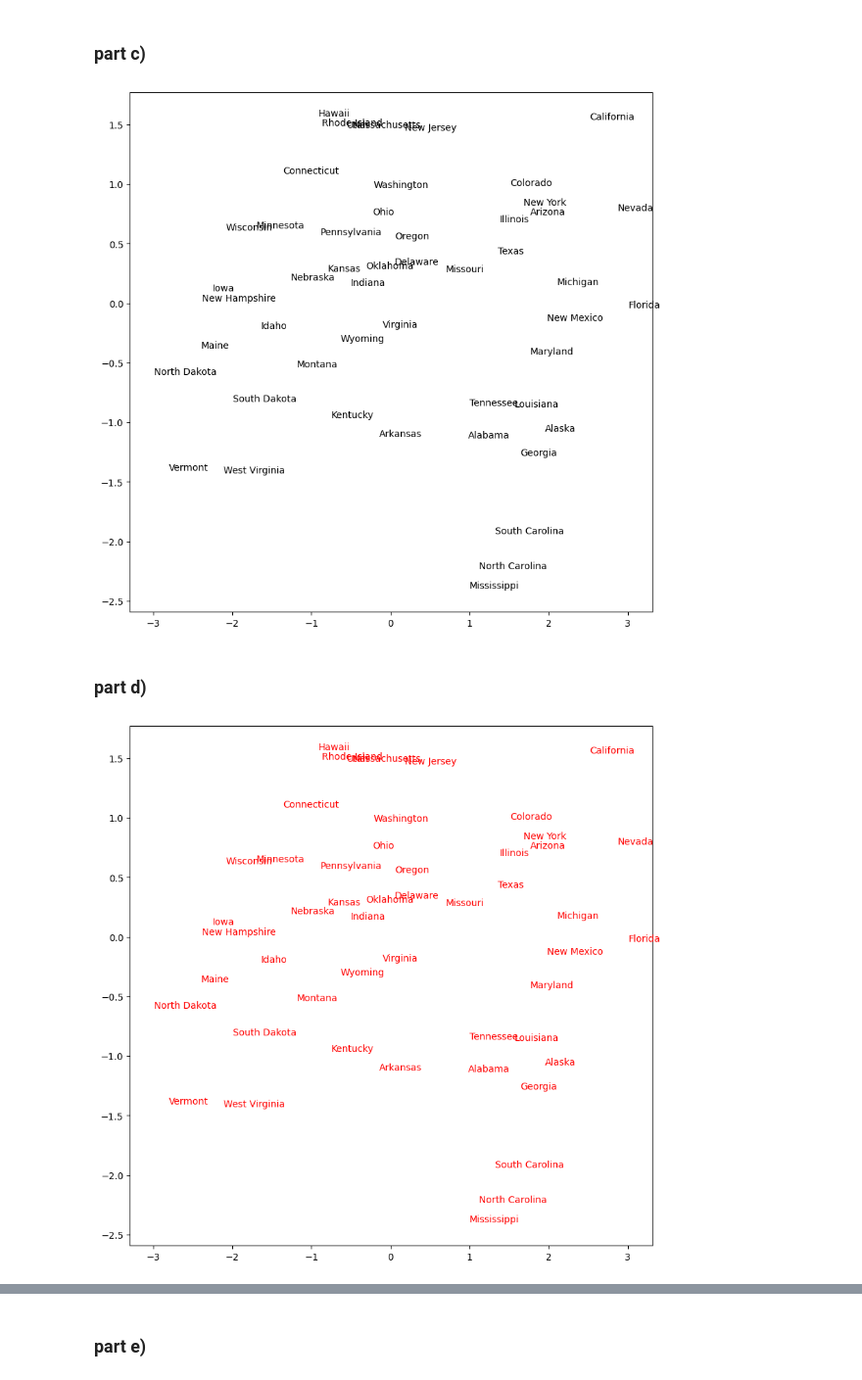
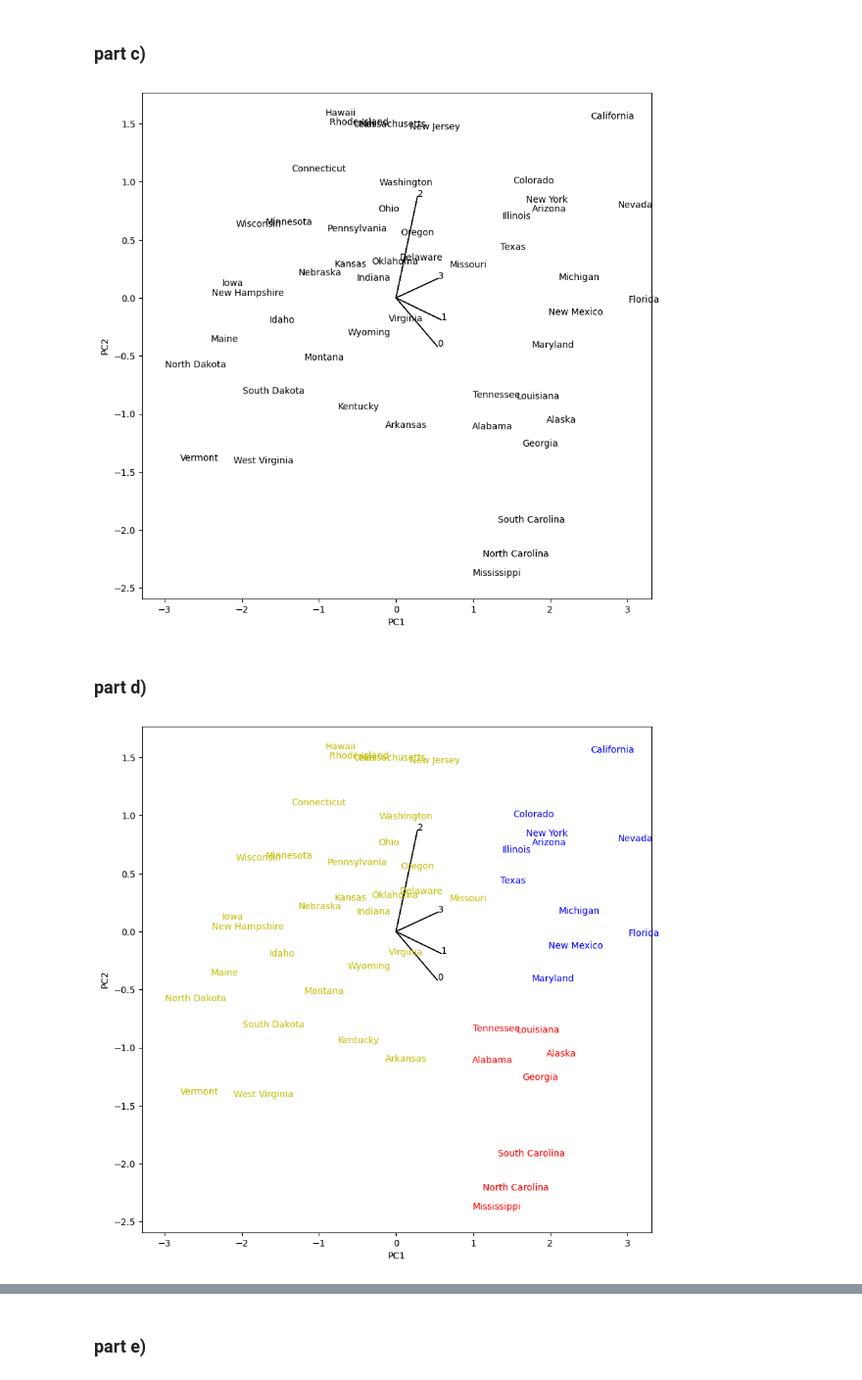
Before and after one commit to Chrillemis/Math-180-Applied-Statistics-and-Machine-Learning, a Jupyter notebook: HW11.ipynb, the cells around one changed output, grey strips where cells are left out. Shown at 98% size. Cells and saved outputs as stored; diff of their text form; code cells hidden in the pictures.

```diff
--- a/HW11.ipynb
+++ b/HW11.ipynb
@@ -202,21 +196,44 @@ from sklearn.decomposition import PCA
 USA_pca = PCA()
 USA_scores = USA_pca.fit_transform(USArrests)
 # %%
+i, j = 0, 1 # which components
+
 fig, ax = plt.subplots(figsize=(10, 10))
-plt.plot(USA_scores[:,0], USA_scores[:,1], 'o', markersize = 0);
-for i in range(len(USArrests.index)):
-    plt.text(USA_scores[:,0][i], USA_scores[:,1][i], USArrests.index[i])
-# plt.text(USA_scores[:,0][0], USA_scores[:,1][0], USArrests.index[0]);
+plt.plot(USA_scores[:,i], USA_scores[:,j], 'o', markersize = 0)
+
+plt.xlabel('PC1')
+plt.ylabel('PC2')
+
+for k in range(len(USArrests.index)):
+    plt.text(USA_scores[:,i][k], USA_scores[:,j][k], USArrests.index[k])
+
+for k in range(USA_pca.components_.shape[1]):
+    ax.arrow(0, 0, USA_pca.components_[i,k], USA_pca.components_[j,k])
+    ax.text(USA_pca.components_[i,k],
+    USA_pca.components_[j,k],
+    USArrests.columns[k])
 # %% [output]
-[figure, old version]
+[figure, new version]
 # %% [markdown]
 ### part d)
 # %%
+i, j = 0, 1 # which components
+
 fig, ax = plt.subplots(figsize=(10, 10))
-plt.plot(USA_scores[:,0], USA_scores[:,1], 'o', markersize = 0);
+plt.plot(USA_scores[:,i], USA_scores[:,j], 'o', markersize = 0);
 colours = ['r', 'b', 'y']
-clusters = cut_tree(linkage_comp, height=9)
-for i in range(len(USArrests.index)):
-    plt.text(USA_scores[:,0][i], USA_scores[:,1][i], USArrests.index[i], c = colours[clusters[i][0]])
+clusters = cut_tree(linkage_comp, height=4.45)
+
+plt.xlabel('PC1')
+plt.ylabel('PC2')
+
+for k in range(len(USArrests.index)):
+    plt.text(USA_scores[:,i][k], USA_scores[:,j][k], USArrests.index[k], c = colours[clusters[k][0]])
+
+for k in range(USA_pca.components_.shape[1]):
+    ax.arrow(0, 0, USA_pca.components_[i,k], USA_pca.components_[j,k])
+    ax.text(USA_pca.components_[i,k],
+    USA_pca.components_[j,k],
+    USArrests.columns[k])
 # %% [output]
-[figure, old version]
+[figure, new version]
```
Also changed, not shown: parts of 16 cells of this notebook.
